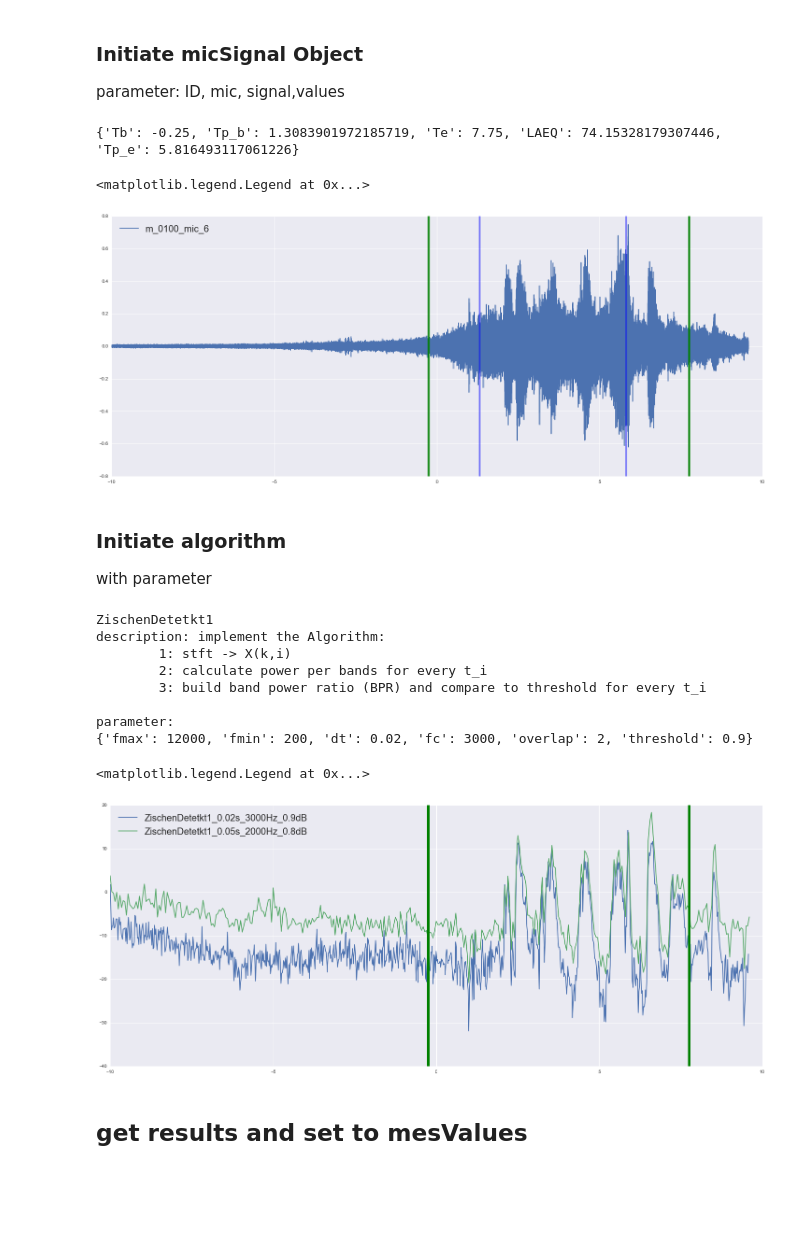
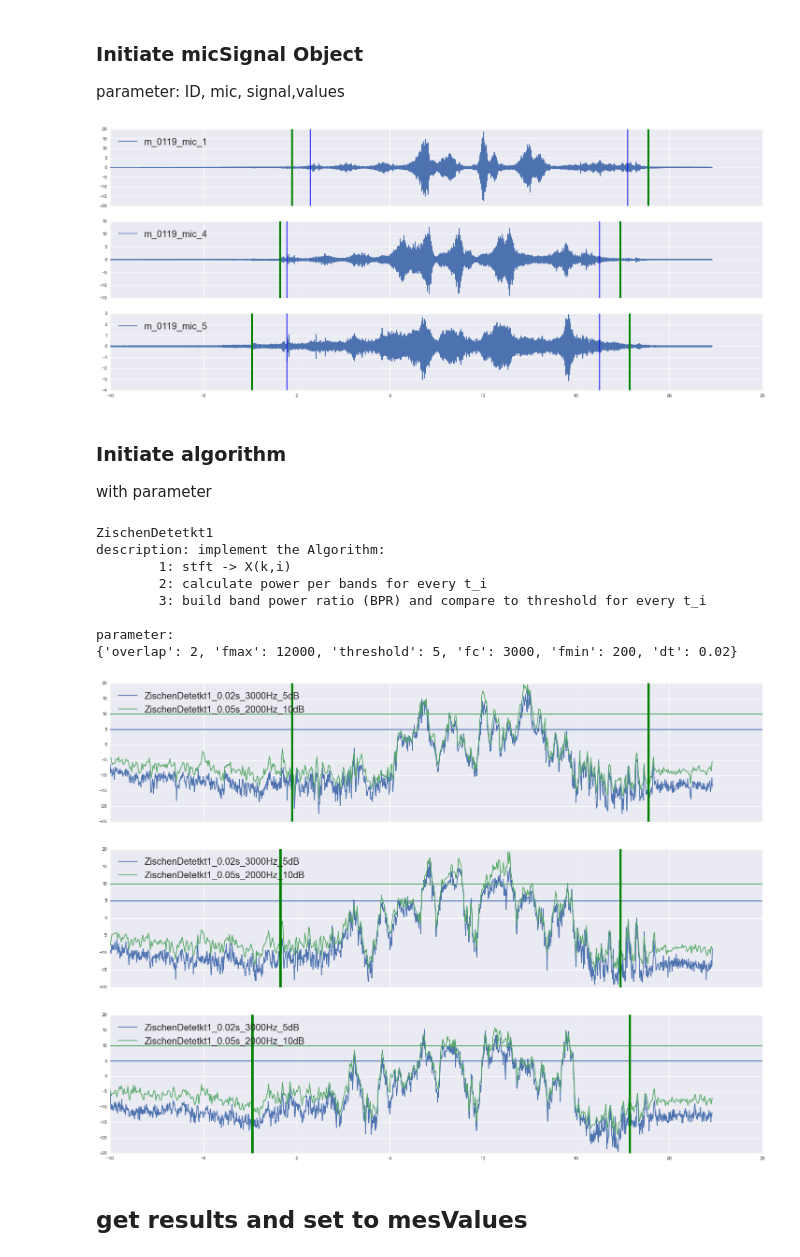
Before and after one commit to LucMiaz/KG, a Jupyter notebook: kg/kg_example.ipynb, the cells around one changed output. Saved outputs shown, nothing was run; the diff lists cells and outputs as text; code cells hidden in the pictures; blank space fills up the shorter version.

```diff
--- a/kg/kg_example.ipynb
+++ b/kg/kg_example.ipynb
@@ -46,33 +46,29 @@ mesVal.list_variables()
 ### Initiate micSignal Object
 parameter: ID, mic, signal,values
 # %%
-mID = 'm_0100'
-mic = 6
-mesSn = measuredSignal(mID,mic)
-y, t, sR = mesSn.get_signal(mic)
-values = mesVal.get_variables_values(mID, mic, [ 'Tb','Te','Tp_b','Tp_e','LAEQ'])
-print(values)
-micSn = MicSignal(mID, mic, y, t, sR, values)
+mID ='m_0119'
+mics = [1,4,5]
+micSn = [MicSignal.from_measurement(mesVal, mID, mic) for mic in mics]
+#y, t, sR = mesSn.get_signal(mic)
+#values = mesVal.get_variables_values(mID, mic, [ 'Tb','Te','Tp_b','Tp_e','LAEQ'])
+#print(values)
+#micSn = MicSignal(mID, mic, y, t, sR, values)
-# %% [output]
-{'Tb': -0.25, 'Tp_b': 1.3083901972185719, 'Te': 7.75, 'LAEQ': 74.15328179307446, 'Tp_e': 5.816493117061226}
 # %%
 figsize(25,10)
-fig, axes = plt.subplots(1,sharex = True)
-ax = axes#[0]
-micSn.plot_signal(ax)
-micSn.plot_triggers(ax,color='green',lw=4)
-micSn.plot_triggers(ax,type = 'passby')
-ax.legend(loc=2,prop={'size':20})
-#ax = axes[1]
-#micSn.plot_signal(ax)
+fig, axes = plt.subplots(len(mics), sharex = True)
+for i, Sn in enumerate(micSn):
+    ax = axes[i]
+    Sn.plot_signal(ax)
+    Sn.plot_triggers(ax,color='green',lw=4)
+    Sn.plot_triggers(ax,type = 'passby')
+    ax.legend(loc=2,prop={'size':20})
 # %% [output]
-<matplotlib.legend.Legend at 0x...>
-[figure, old version]
+[figure, new version]
 # %% [markdown]
 ### Initiate algorithm
 with parameter
 # %%
-algorithms =[ZischenDetetkt1(3000,0.9,0.02), ZischenDetetkt1(2000,0.8,0.05)]
+algorithms =[ZischenDetetkt1(3000,5,0.02), ZischenDetetkt1(2000,10,0.05)]
 print(repr(algorithms[0]))
 # %% [output]
 ZischenDetetkt1
@@ -82,19 +78,21 @@ description: implement the Algorithm:
         3: build band power ratio (BPR) and compare to threshold for every t_i
 
 parameter:
-{'fmax': 12000, 'fmin': 200, 'dt': 0.02, 'fc': 3000, 'overlap': 2, 'threshold': 0.9}
+{'overlap': 2, 'fmax': 12000, 'threshold': 5, 'fc': 3000, 'fmin': 200, 'dt': 0.02}
 # %%
-for alg in algorithms:
-    micSn.calc_kg(alg)
+for alg,Sn in itertools.product(algorithms,micSn):
+    Sn.calc_kg(alg)
 # %%
-fig,ax =plt.subplots(1)
-for alg in algorithms:
-    micSn.plot_BPR(alg,ax)
-micSn.plot_triggers(ax,color='green',lw=5)
-ax.legend(loc=2,prop={'size':20})
+figsize(25,18)
+fig,axes =plt.subplots(len(micSn),sharex= True)
+for i, Sn in enumerate(micSn):
+    ax = axes[i]
+    for alg in algorithms:
+        Sn.plot_BPR(alg,ax)
+    Sn.plot_triggers(ax,color='green',lw=5)
+    ax.legend(loc=2,prop={'size':20})
 # %% [output]
-<matplotlib.legend.Legend at 0x...>
-[figure, old version]
+[figure, new version]
 # %% [markdown]
 ## get results and set to mesValues
 # %%
```
Also changed, not shown: parts of 7 cells of this notebook, 7 other files.
